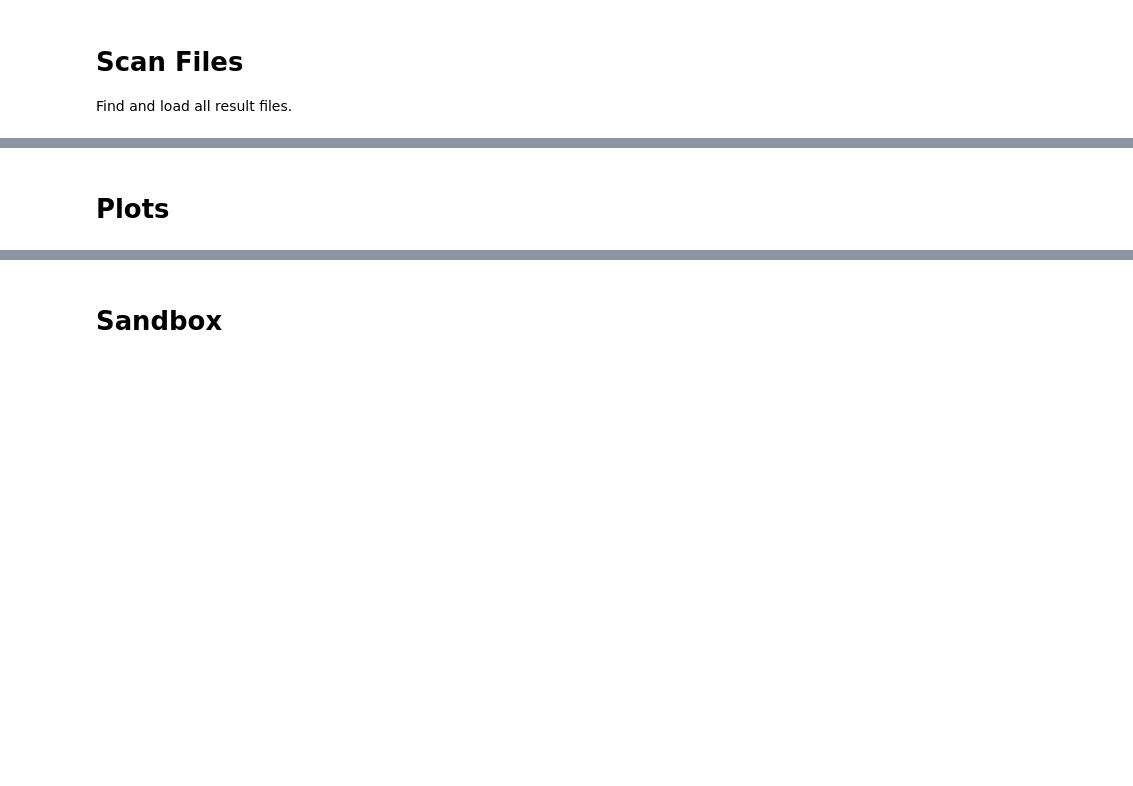
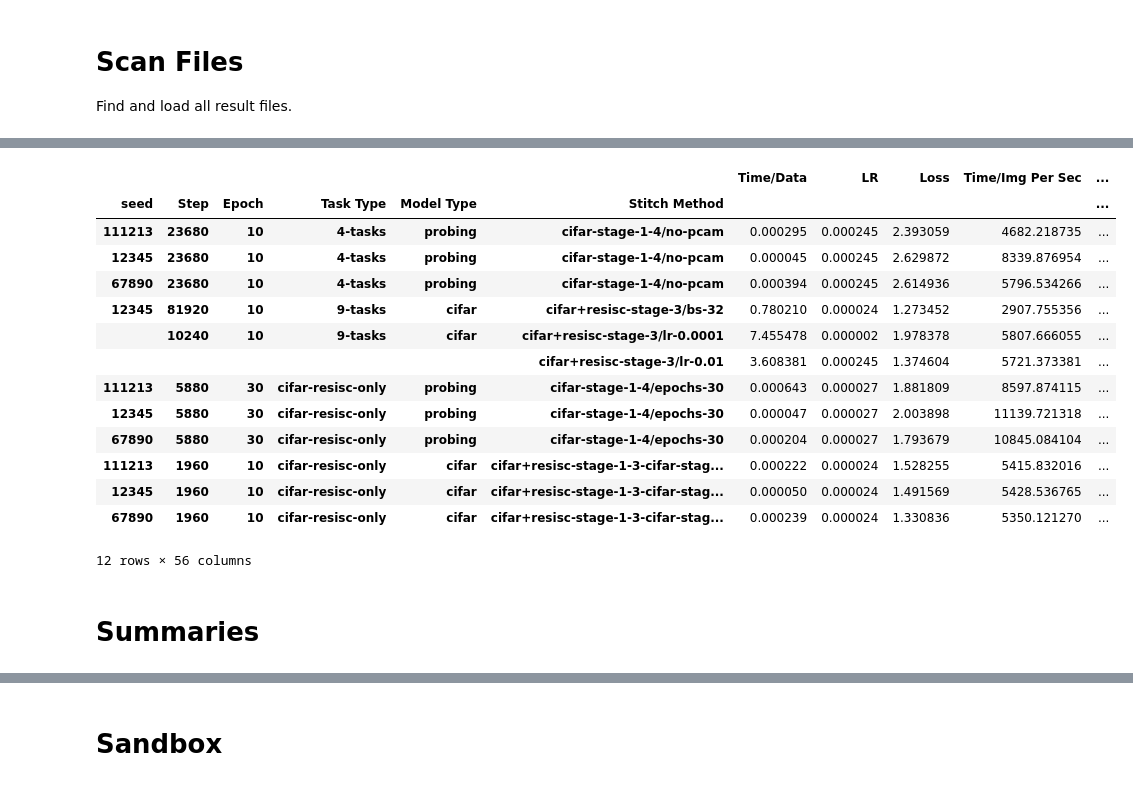
Before and after one commit to uvm-neurobotics-lab/stitching, a Jupyter notebook: src/moe-stitch.ipynb, the cells around one changed output, grey strips where cells are left out. Cells and saved outputs as stored; diff of their text form; code cells hidden in the pictures; blank space fills up the shorter version.

```diff
--- a/src/moe-stitch.ipynb
+++ b/src/moe-stitch.ipynb
@@ -131,0 +69,16 @@ Available architectures:
+# %%
+def get_model_type(loc):
+    """ Turns 'stitch-into-(cifar|resisc)' to 'cifar' or 'resisc'. """
+    base = Path(loc).parts[1]
+    return base if base == "probing" else base.split("-")[-1]
+
+final_df = last_epoch_only(full_df)
+final_df.reset_index("location", inplace=True)
+# Option below to filter out extraneous runs in subfolders. Otherwise each becomes a different Stitch Method.
+# final_df = final_df.loc[final_df["location"].str.count("/") < 3].copy()
+final_df["Task Type"] = final_df["location"].apply(lambda loc: Path(loc).parts[0])
+final_df["Model Type"] = final_df["location"].apply(get_model_type)
+final_df["Stitch Method"] = final_df["location"].apply(lambda loc: str(Path(*Path(loc).parts[2:])))
+final_df.drop(columns=["location", "Step"], inplace=True)
+final_df.set_index(["Task Type", "Model Type", "Stitch Method"], append=True, inplace=True)
+final_df
@@ -132,2 +100,20 @@ Available architectures:
+# %%
+final_df.loc[final_df.index.get_level_values("Stitch Method").str.contains("/")]
+# %% [output]
+|  |  |  |  |  |  | Time/Data | LR | Loss | Time/Img Per Sec | ... |
+| seed | Step | Epoch | Task Type | Model Type | Stitch Method |  |  |  |  | ... |
+| 111213 | 23680 | 10 | 4-tasks | probing | cifar-stage-1-4/no-pcam | 0.000295 | 0.000245 | 2.393059 | 4682.218735 | ... |
+| 12345 | 23680 | 10 | 4-tasks | probing | cifar-stage-1-4/no-pcam | 0.000045 | 0.000245 | 2.629872 | 8339.876954 | ... |
+| 67890 | 23680 | 10 | 4-tasks | probing | cifar-stage-1-4/no-pcam | 0.000394 | 0.000245 | 2.614936 | 5796.534266 | ... |
+| 12345 | 81920 | 10 | 9-tasks | cifar | cifar+resisc-stage-3/bs-32 | 0.780210 | 0.000024 | 1.273452 | 2907.755356 | ... |
+|  | 10240 | 10 | 9-tasks | cifar | cifar+resisc-stage-3/lr-0.0001 | 7.455478 | 0.000002 | 1.978378 | 5807.666055 | ... |
+|  |  |  |  |  | cifar+resisc-stage-3/lr-0.01 | 3.608381 | 0.000245 | 1.374604 | 5721.373381 | ... |
+| 111213 | 5880 | 30 | cifar-resisc-only | probing | cifar-stage-1-4/epochs-30 | 0.000643 | 0.000027 | 1.881809 | 8597.874115 | ... |
+| 12345 | 5880 | 30 | cifar-resisc-only | probing | cifar-stage-1-4/epochs-30 | 0.000047 | 0.000027 | 2.003898 | 11139.721318 | ... |
+| 67890 | 5880 | 30 | cifar-resisc-only | probing | cifar-stage-1-4/epochs-30 | 0.000204 | 0.000027 | 1.793679 | 10845.084104 | ... |
+| 111213 | 1960 | 10 | cifar-resisc-only | cifar | cifar+resisc-stage-1-3-cifar-stag... | 0.000222 | 0.000024 | 1.528255 | 5415.832016 | ... |
+| 12345 | 1960 | 10 | cifar-resisc-only | cifar | cifar+resisc-stage-1-3-cifar-stag... | 0.000050 | 0.000024 | 1.491569 | 5428.536765 | ... |
+| 67890 | 1960 | 10 | cifar-resisc-only | cifar | cifar+resisc-stage-1-3-cifar-stag... | 0.000239 | 0.000024 | 1.330836 | 5350.121270 | ... |
+12 rows × 56 columns
 # %% [markdown]
-# Plots
+# Summaries
```
Also changed, not shown: parts of 18 cells of this notebook, 1 other file.
